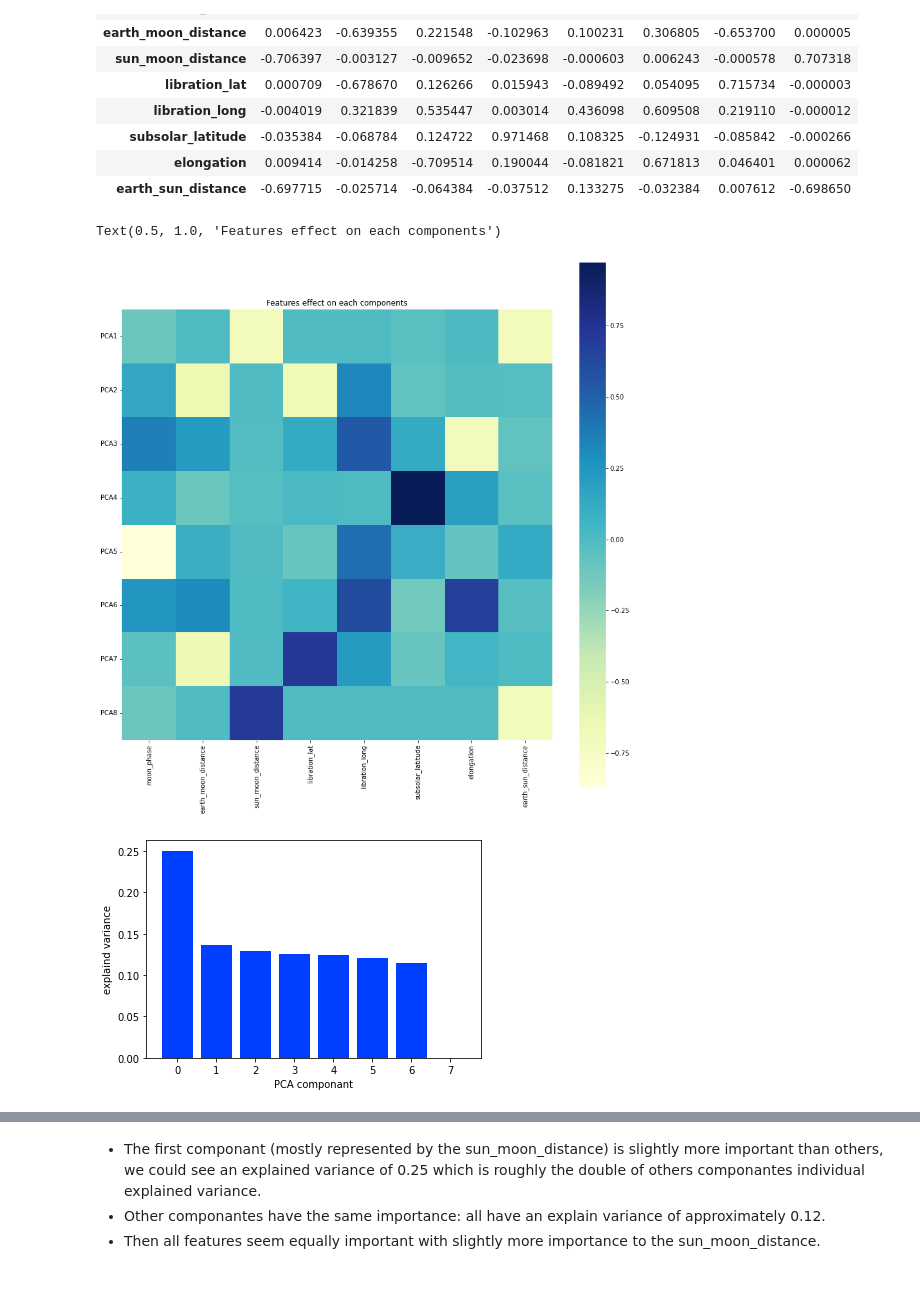
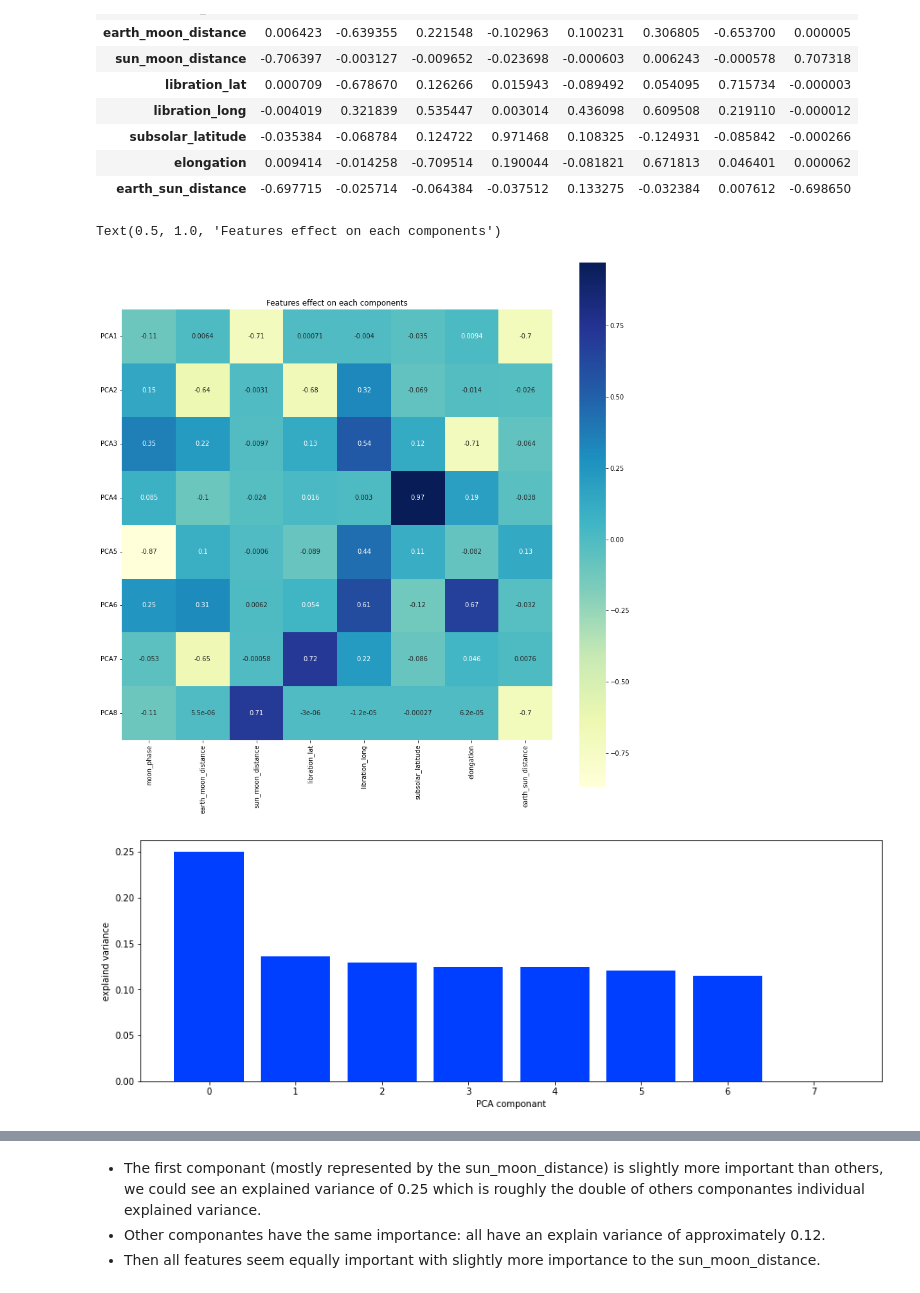
Before and after one commit to otmane-el-aloi/Prediction-of-tidal-coefficients, a Jupyter notebook: flask/dataAnalysisOtmane.ipynb, the cells around one changed output, grey strips where cells are left out. Drawn from its saved outputs; the diff is of its cells as text; code cells hidden in the pictures.

```diff
--- a/flask/dataAnalysisOtmane.ipynb
+++ b/flask/dataAnalysisOtmane.ipynb
@@ -407,7 +409,8 @@ pd.DataFrame(pca.components_.T, index=list(df_features.columns))
 # %%
 fig, ax = plt.subplots(figsize=(15,15))
 ax = sns.heatmap(pca.components_,
-                 cmap='YlGnBu',
+                cmap='YlGnBu',
+                annot= True,
                  yticklabels=[ "PCA"+str(X_test) for X_test in range(1,pca.n_components_+1)],
                  xticklabels=list(df_features.columns),
                  cbar_kws={"orientation": "vertical"})
@@ -416,10 +419,11 @@ ax.set_aspect("equal")
 plt.title('Features effect on each components')
 # %% [output]
 Text(0.5, 1.0, 'Features effect on each components')
-[figure, old version]
+[figure, new version]
 # %%
+plt.figure(figsize=(15,5))
 plt.bar(range(pca.n_components_), pca.explained_variance_ratio_)
 plt.ylabel("explaind variance")
 plt.xlabel("PCA componant");
 # %% [output]
-[figure, old version]
+[figure, new version]
```
Also changed, not shown: parts of 3 cells of this notebook.
